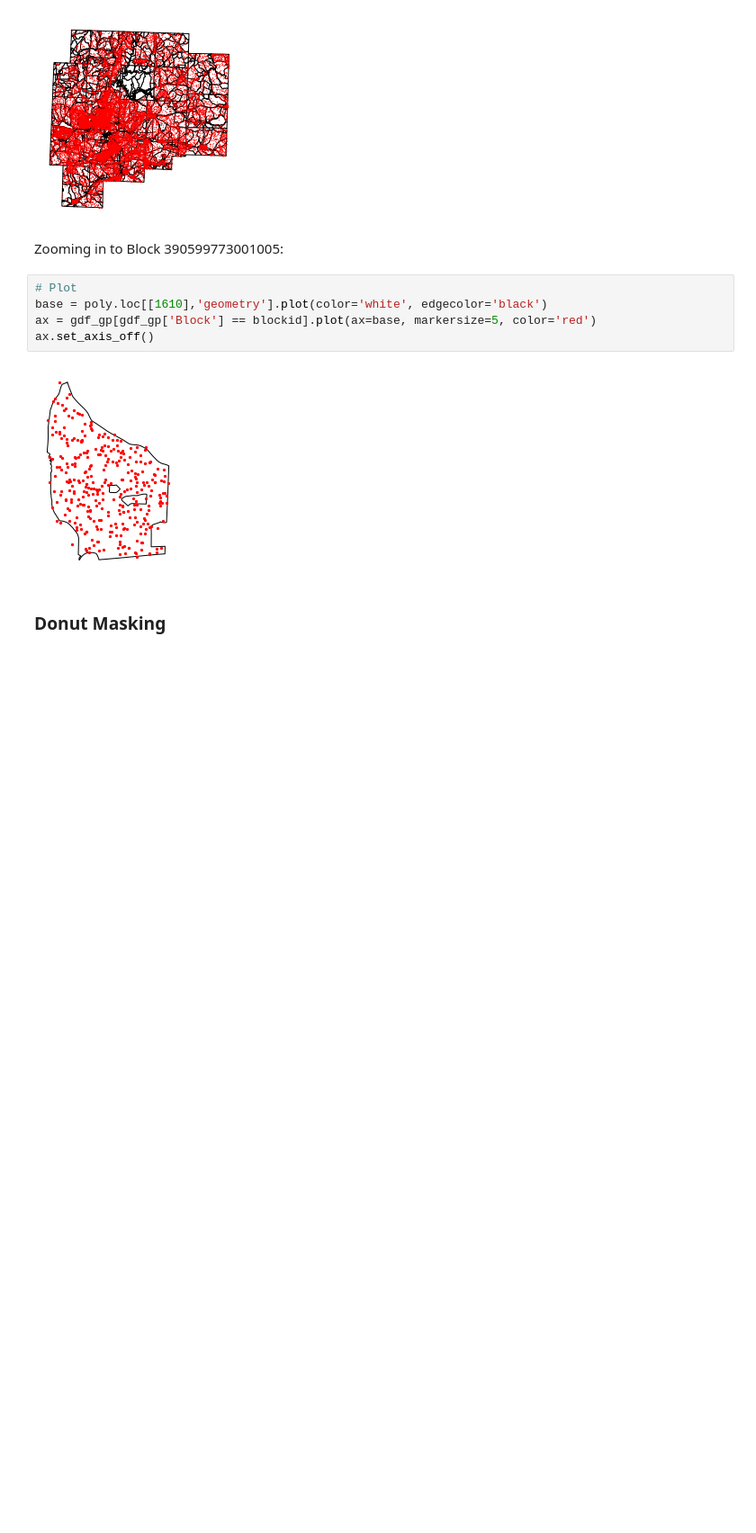
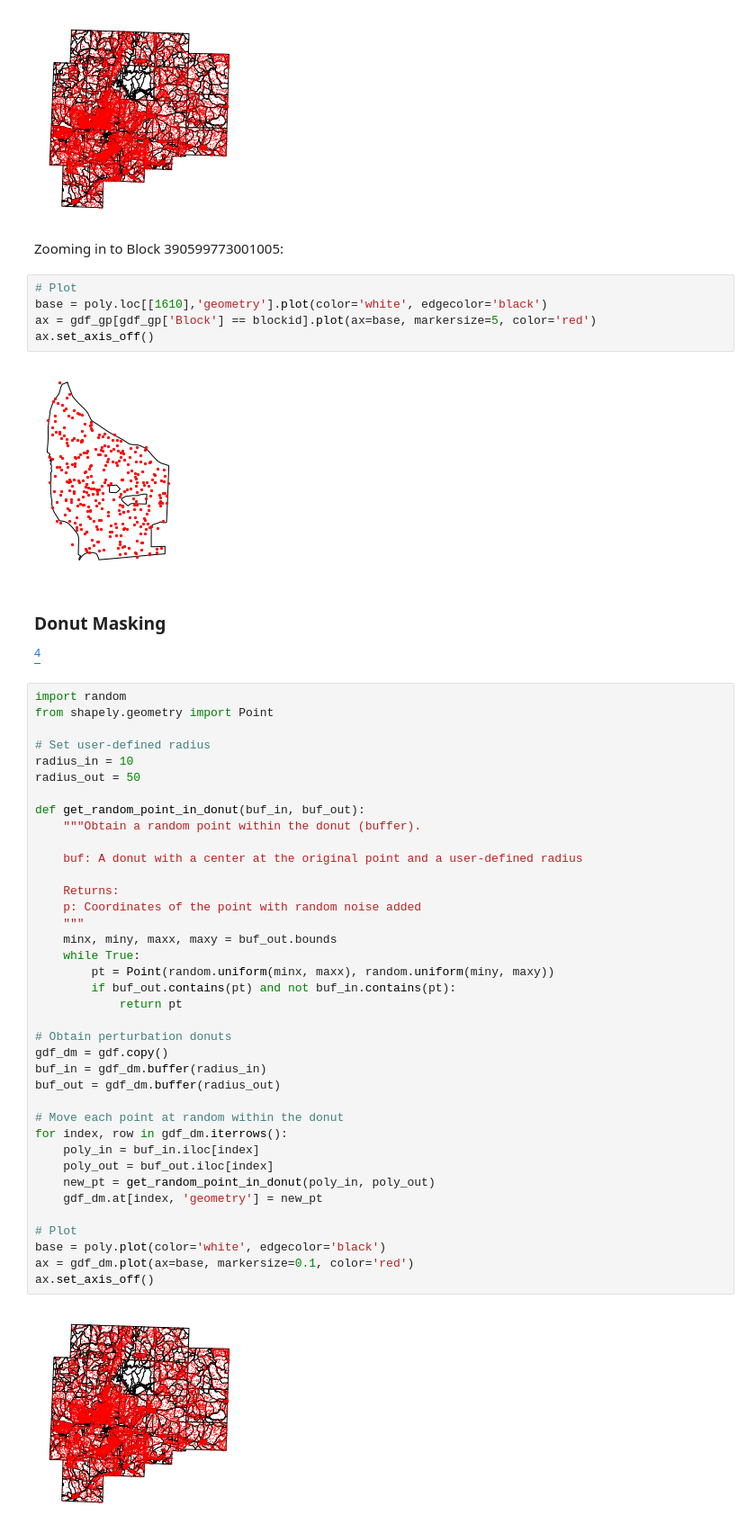
Before and after one commit to linyuehzzz/ucgis-iguide-geoprivacy, a Jupyter notebook: geomasking2.ipynb, the cells around one changed output. Shown at 90% size. Drawn from its saved outputs; the diff is of its cells as text; blank space fills up the shorter version.

```diff
--- a/geomasking2.ipynb
+++ b/geomasking2.ipynb
@@ -188,3 +188,44 @@ ax.set_axis_off()
 # %% [markdown]
 <a id='geomasking4'></a>
 ### Donut Masking
+[<sup>4</sup>](#fn4)
+# %%
+import random
+from shapely.geometry import Point
+
+# Set user-defined radius
+radius_in = 10
+radius_out = 50
+
+def get_random_point_in_donut(buf_in, buf_out):
+    """Obtain a random point within the donut (buffer).
+
+    buf: A donut with a center at the original point and a user-defined radius
+
+    Returns:
+    p: Coordinates of the point with random noise added
+    """
+    minx, miny, maxx, maxy = buf_out.bounds
+    while True:
+        pt = Point(random.uniform(minx, maxx), random.uniform(miny, maxy))
+        if buf_out.contains(pt) and not buf_in.contains(pt):
+            return pt
+
+# Obtain perturbation donuts
+gdf_dm = gdf.copy()
+buf_in = gdf_dm.buffer(radius_in)
+buf_out = gdf_dm.buffer(radius_out)
+
+# Move each point at random within the donut
+for index, row in gdf_dm.iterrows():
+    poly_in = buf_in.iloc[index]
+    poly_out = buf_out.iloc[index]
+    new_pt = get_random_point_in_donut(poly_in, poly_out)
+    gdf_dm.at[index, 'geometry'] = new_pt
+
+# Plot
+base = poly.plot(color='white', edgecolor='black')
+ax = gdf_dm.plot(ax=base, markersize=0.1, color='red')
+ax.set_axis_off()
+# %% [output]
+[figure, added]
```
Also changed, not shown: parts of 3 cells of this notebook.
